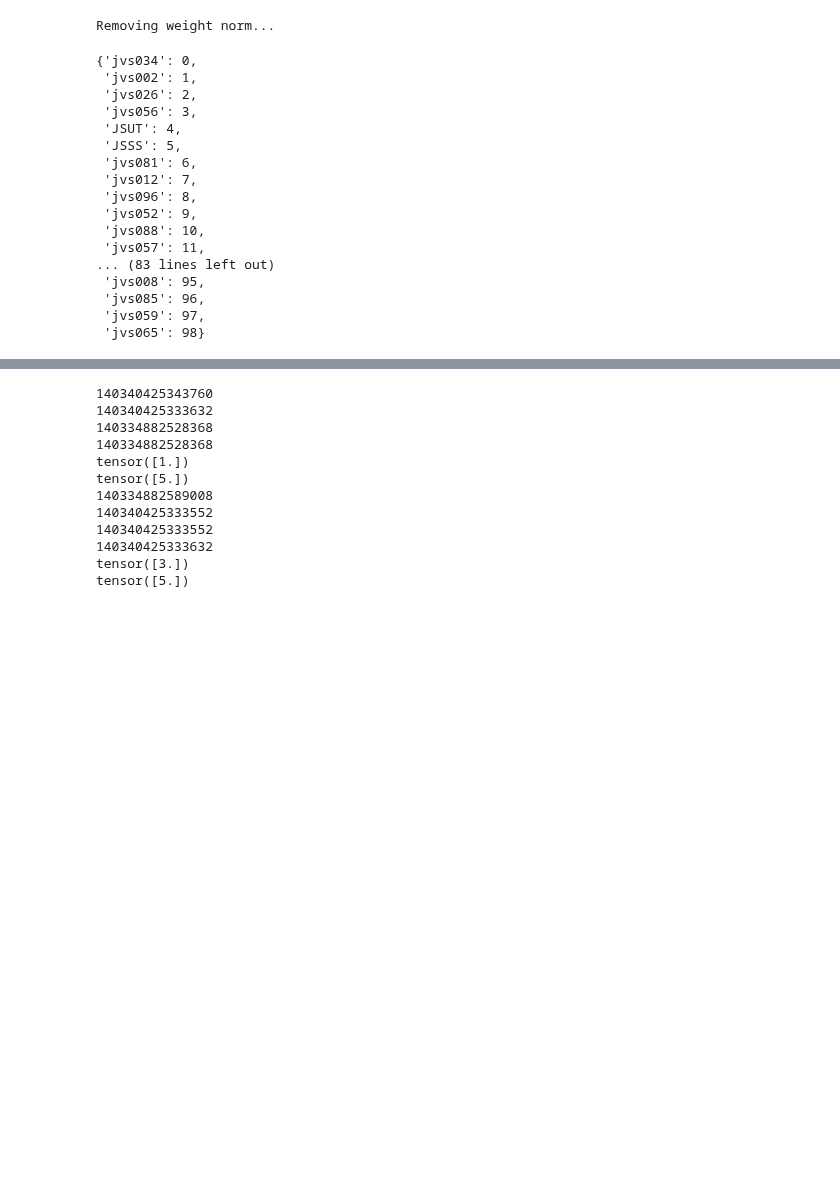
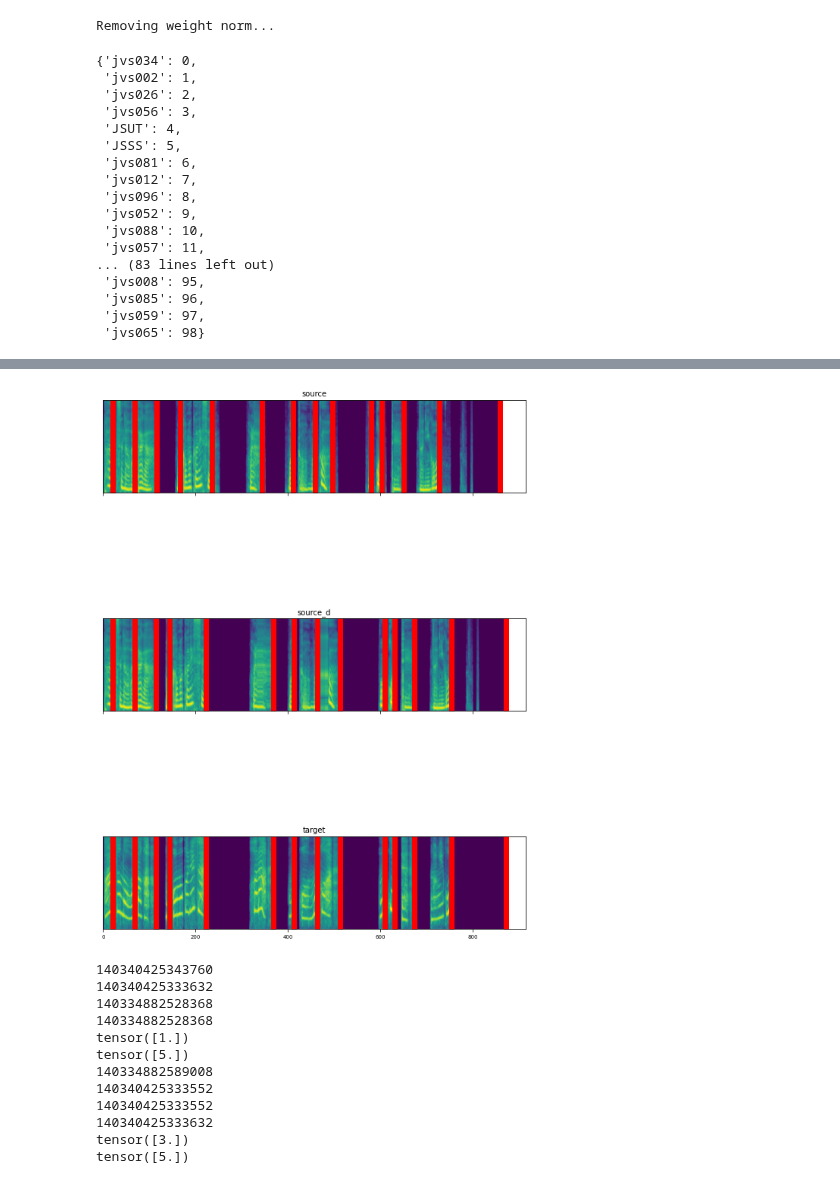
Before and after one commit to YutoNishimura-v2/vc_tts_template, a Jupyter notebook: tmp.ipynb, the cells around one changed output, grey strips where cells are left out. Saved outputs shown, nothing was run; the diff lists cells and outputs as text; code cells hidden in the pictures; blank space fills up the shorter version.

```diff
--- a/tmp.ipynb
+++ b/tmp.ipynb
@@ -440,0 +403,84 @@ get_sentence_duration(
+# %%
+from recipes.fastspeech2VC.preprocess import get_sentence_duration, delete_novoice, calc_duration
+from vc_tts_template.dsp import logmelspectrogram
+
+from scipy.io import wavfile
+import librosa
+import numpy as np
+import matplotlib.pyplot as plt
+
+src_wav_path = "recipes/fastspeech2VC/downloads/N2C/source/n_c_fairy+-20.wav"
+tgt_wav_path = "recipes/fastspeech2VC/downloads/N2C/target/n_c_fairy+-20.wav"
+
+utt_id = "test"
+sr = 22050
+n_fft = 1024
+hop_length = 256
+win_length = 1024
+fmin = 0
+fmax = 8000
+clip_thresh = 0.00001
+log_base = "natural"
+min_silence_len = 50
+silence_thresh = -80
+chunk_size = 50
+reduction_factor = 1
+silence_thresh_h = -50
+silence_thresh_t = -100
+
+src_wav, sr_src = delete_novoice(src_wav_path, silence_thresh_h, silence_thresh_t, chunk_size)
+tgt_wav, sr_tgt = delete_novoice(tgt_wav_path, silence_thresh_h, silence_thresh_t, chunk_size)
+
+src_wav = librosa.resample(src_wav, sr_src, sr)
+tgt_wav = librosa.resample(tgt_wav, sr_tgt, sr)
+
+src_sent_durations, tgt_sent_durations = get_sentence_duration(
+    utt_id, src_wav, tgt_wav, sr, n_fft, hop_length, win_length,
+    fmin, fmax, clip_thresh, log_base, reduction_factor,
+    min_silence_len, silence_thresh
+)
+src_mel, energy = logmelspectrogram(
+    src_wav, sr, n_fft, hop_length, win_length,
+    80, fmin, fmax, clip=clip_thresh, log_base=log_base,
+    need_energy=True
+)
+tgt_mel = logmelspectrogram(
+    tgt_wav, sr, n_fft, hop_length, win_length,
+    80, fmin, fmax, clip=clip_thresh, log_base=log_base,
+    need_energy=False
+)
+duration = calc_duration([tgt_mel, src_mel], utt_id, np.log(energy+1e-6) < -5.0)
+src_mel_after_duration = []
+for i, d in enumerate(duration.astype(int)):
+    for _ in range(d):
+        src_mel_after_duration.append(list(src_mel[i]))
+src_mel_after_duration = np.array(src_mel_after_duration)
+
+def plot_mels(mels, d_points, titles=None):
+    """mel: shape=(time, dim)
+    """
+    fig, axes = plt.subplots(len(mels), 1, squeeze=False, figsize=(10, 5*len(mels)), sharex=True)
+    if titles is None:
+        titles = [None for i in range(len(mels))]
+
+    for i in range(len(mels)):
+        mel = mels[i]
+        d_point = d_points[i]
+        axes[i][0].imshow(mel, origin="lower")
+        axes[i][0].set_aspect(2.5, adjustable="box")
+        axes[i][0].set_ylim(0, mel.shape[0])
+        axes[i][0].set_title(titles[i], fontsize="medium")
+        axes[i][0].tick_params(labelsize="x-small", left=False, labelleft=False)
+        axes[i][0].set_anchor("W")
+        for d in d_point:
+            axes[i][0].plot([d]*mel.shape[1], range(mel.shape[1]), "ro")
+
+    return fig
+
+src_sent_durations = (src_sent_durations*reduction_factor).cumsum()
+tgt_sent_durations = (tgt_sent_durations*reduction_factor).cumsum()
+print(src_sent_durations)
+print(tgt_sent_durations)
+plot_mels([src_mel.T, src_mel_after_duration. T, tgt_mel.T], [src_sent_durations, tgt_sent_durations, tgt_sent_durations], ["source", "source_d", "target"])
+plt.show()
+# %% [output]
@@ -441,3 +489,4 @@ get_sentence_duration(
+[figure, added]
 # %%
 import torch
 
```
Also changed, not shown: parts of 2 cells of this notebook, 7 other files.
